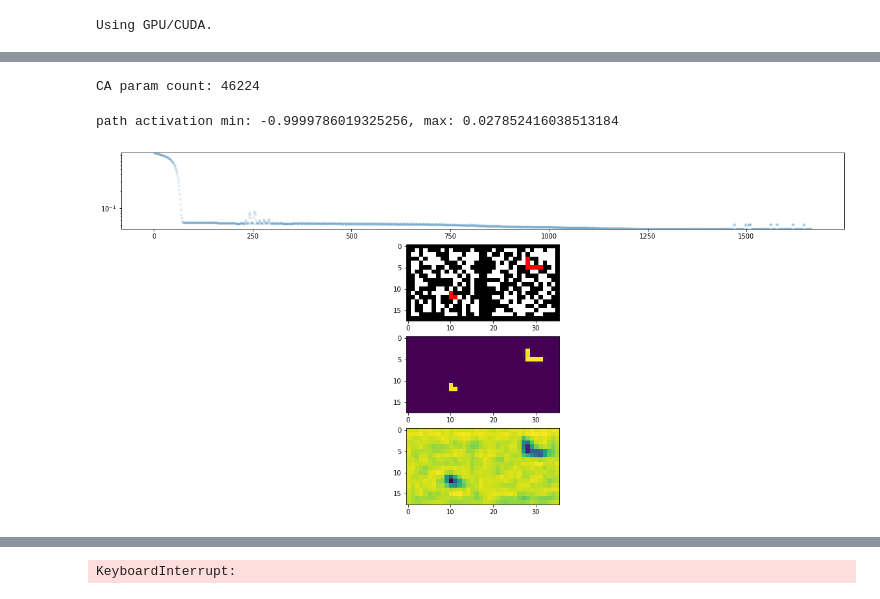
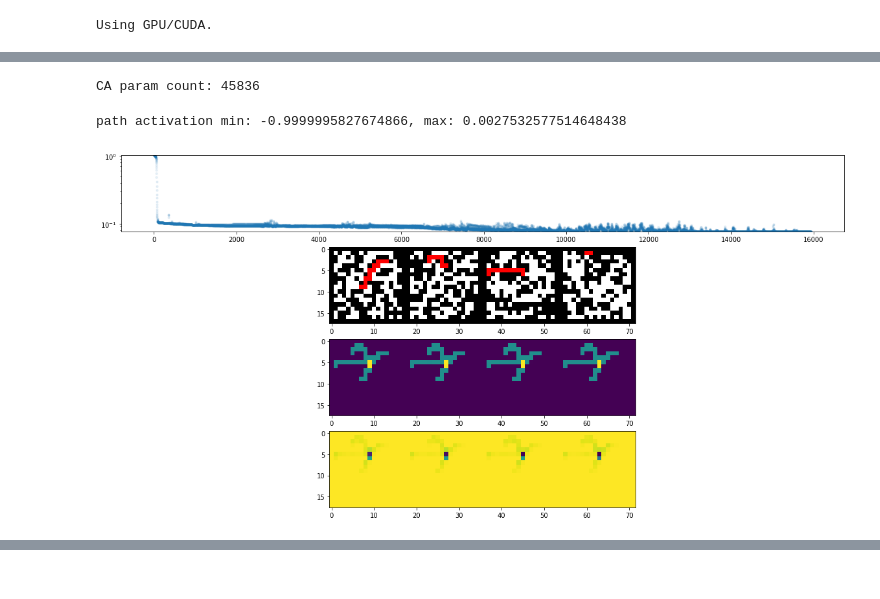
Before and after one commit to smearle/pathfinding-nca, a Jupyter notebook: path_nca.ipynb, the cells around one changed output, grey strips where cells are left out. Saved outputs shown, nothing was run; the diff lists cells and outputs as text; code cells hidden in the pictures.

```diff
--- a/path_nca.ipynb
+++ b/path_nca.ipynb
@@ -253,7 +254,7 @@ def bfs(arr, passable=0, impassable=1, src=2, trg=3):
             back_paths.update({adj: curr})
     return []
 
-data_n = 2
+data_n = 4
 solvable_mazes_onehot = []
 solvable_mazes_discrete = []
 
@@ -338,28 +339,33 @@ tensor(-1.) tensor(1.)
 #   filters = torch.stack([ident, sobel_x, sobel_x.T, lap])
 #   return perchannel_conv(x, filters)
 
-n_chan = 48
+n_in_chan = 4  # The number of channels in the one-hot encodings of the training mazes.
+assert n_in_chan == solvable_mazes_onehot[0].shape[1]
+n_aux_chan = 48  # The number in/out channels, including the input channels (n_in_chan)
+n_hidden_chan = 96  # The number of channels in the hidden layers.
 
 class CA(torch.nn.Module):
-  def __init__(self, chn=n_chan, hidden_n=96):
+  def __init__(self, n_in_chan=n_in_chan, n_aux_chan=n_aux_chan, n_hidden_chan=n_hidden_chan):
     super().__init__()
-    self.chn = chn
+    self.n_in_chan = n_in_chan
+    # self.chn = chn
     # self.w1 = torch.nn.Conv2d(chn*4, hidden_n, 1)
-    self.w1 = torch.nn.Conv2d(chn, hidden_n, 3, padding=1, padding_mode='circular')
-    self.w2 = torch.nn.Conv2d(hidden_n, n_chan, 1)
+    self.w1 = torch.nn.Conv2d(n_aux_chan, n_hidden_chan, 3, padding=1)  #, padding_mode='circular')
+
+    # Since the NCA receives the onehot maze as input at each step, we do not write to the channels reserved for this.
+    self.w2 = torch.nn.Conv2d(n_hidden_chan, n_aux_chan - n_in_chan, 1)
+
     # self.w3 = torch.nn.Conv2d(hidden_n, n_chan, 1)
-    # self.w2.weight.data.zero_()
+    # self.w1.weight.data.zero_()
+    self.w2.weight.data.zero_()
 
     # The initial/actual state of the board (so that we can use walls to simulate path-flood).
     self.x0 = None
 
   def forward(self, x, update_rate=0.5):
     # y = perception(x)
-    y = x
-    if self.x0 is None:
-      y = self.x0 = x
-    else:
-      y = x + self.x0
+    # y = x
+    y = torch.cat([self.x0, x], dim=1)
     y = self.w2(torch.relu(self.w1(y)))
     # y = torch.relu(y)
     # y = self.w3(y)
@@ -371,8 +377,8 @@ class CA(torch.nn.Module):
     # return x+y*udpate_mask
     # return y*udpate_mask
 
-  def seed(self, n, sz=16):
-    return torch.zeros(n, self.chn, sz, sz)
+# def seed(self, n, sz=16):
+#   return torch.zeros(n, self.chn, sz, sz)
 
   def reset(self, x0):
     self.x0 = x0
@@ -386,7 +392,7 @@ def to_path(x):
 param_n = sum(p.numel() for p in CA().parameters())
 print('CA param count:', param_n)
 # %% [output]
-CA param count: 46224
+CA param count: 45836
 # %%
 #@title setup training
 ca = CA()
@@ -394,21 +400,24 @@ opt = torch.optim.Adam(ca.parameters(), 1e-4)
 
 lr_sched = torch.optim.lr_scheduler.MultiStepLR(opt, [2000], 0.01)
 loss_log = []
-with torch.no_grad():
-  pool = ca.seed(256)
+# with torch.no_grad():
+#   pool = ca.seed(256)
 # %%
 #@title training loop {vertical-output: true}
 
 # The set of initial mazes (padded with 0s, channel-wise, to act as the initial state of the CA).
 training_mazes = torch.vstack(solvable_mazes_onehot)
-training_maze_xs = torch.zeros(training_mazes.shape[0], n_chan, training_mazes.shape[2], training_mazes.shape[3])
-training_maze_xs[:, :4, :, :] = training_mazes
+# training_maze_xs = torch.zeros(training_mazes.shape[0], n_aux_chan, training_mazes.shape[2], training_mazes.shape[3])
+# training_maze_xs[:, :n_in_chan, :, :] = training_mazes
 # pl.imshow(np.hstack(training_maze_xs[...,2:3,:,:].permute([0,2,3,1]).cpu()))
 # sys.exit()
 
-# A set of mazes-in-progress, which will allow us to effectively run episodes up to length m * step_m (where m is some
-# integer), while computing loss against optimal path and updating weights every step_n-many steps.
-pool = training_maze_xs.clone()
+def gen_pool():
+  # A set of mazes-in-progress, which will allow us to effectively run episodes up to length m * step_m (where m is some
+  # integer), while computing loss against optimal path and updating weights every step_n-many steps.
+  pool = torch.zeros(training_mazes.shape[0], n_aux_chan - n_in_chan, training_mazes.shape[2], training_mazes.shape[3])
+
+  return pool
 
 # Images of solved mazes, for reference.
 solved_maze_ims = torch.Tensor(solved_maze_ims)
@@ -420,12 +429,17 @@ minibatch_size = min(minibatch_size, data_n)
 step_n = 64
 expected_net_steps = 64 * 4
 m = int(expected_net_steps / step_n * data_n / minibatch_size)
+# m = expected_net_steps
 
-for i in range(8000):
+log_interval = 64
+n_updates = 8000
+
+for i in range(n_updates):
   with torch.no_grad():
 
     if i % m == 0:
-      pool = training_maze_xs.clone()
+      # pool = training_maze_xs.clone()
+      pool = gen_pool()
 
     # batch_idx = np.random.choice(len(pool), 4, replace=False)
     batch_idx = np.random.choice(pool.shape[0], minibatch_size, replace=False)
@@ -433,7 +447,7 @@ for i in range(8000):
     x = pool[batch_idx]
     # x = torch.zeros(x_maze.shape[0], n_chan, x_maze.shape[2], x_maze.shape[3])
     # x[:, :4, :, :] = x_maze
-    x0 = training_maze_xs[batch_idx].clone()
+    x0 = training_mazes[batch_idx].clone()
     ca.reset(x0)
 
 
@@ -454,7 +468,7 @@ for i in range(8000):
   # styles = calc_styles(imgs)
 
   # overflow_loss = (x-x.clamp(-1.0, 1.0)).abs().sum()
-  overflow_loss = 0
+  # overflow_loss = 0
 
   # loss = style_loss(styles, target_style)+overflow_loss
   err = paths - path_targets
@@ -465,7 +479,8 @@ for i in range(8000):
   # err[0, 0, path_idxs[0], path_idxs[1]] *= 0
 
   # print(err)
-  loss = err.square().mean() + overflow_loss
+  loss = err.square().mean()  #+ overflow_loss
+  print(loss)
   with torch.no_grad():
     loss.backward()
     for p in ca.parameters():
@@ -477,36 +492,36 @@ for i in range(8000):
 
     loss_log.append(loss.item())
 
-    if i%64==0:
+    if i % log_interval == 0:
       clear_output(True)
       fig, ax = pl.subplots(2, 4, figsize=(20, 10))
       pl.subplot(411)
       pl.plot(loss_log, '.', alpha=0.1)
       pl.yscale('log')
       pl.ylim(np.min(loss_log), loss_log[0])
       # imgs = to_rgb(x).permute([0, 2, 3, 1]).cpu()
       paths = to_path(x).permute([0, 2, 3, 1]).cpu()
       # imshow(np.hstack(imgs))
       pl.subplot(412)
       pl.imshow(np.hstack(solved_maze_ims[batch_idx].cpu()))
       pl.subplot(413)
       pl.imshow(np.hstack(paths))  #, vmin=-1.0, vmax=1.0)
       pl.subplot(414)
       pl.imshow(np.hstack(x[...,-2:-1,:,:].permute([0,2,3,1]).cpu()))
       # pl.imshow(np.hstack(ca.x0[...,0:1,:,:].permute([0,2,3,1]).cpu()))
       print(f'path activation min: {paths.min()}, max: {paths.max()}')
       pl.show()
 
     if i%10 == 0:
       print('\rstep_n:', len(loss_log),
         ' loss:', loss.item(),
         ' lr:', lr_sched.get_lr()[0], end='')
 
     # ca.reset()
 
 
 # print()
 # print(paths.min(), paths.max(), path_targets.min(), path_targets.max())
 # %% [output]
-path activation min: -0.9999786019325256, max: 0.027852416038513184
+path activation min: -0.9999995827674866, max: 0.0027532577514648438
-[figure, old version]
+[figure, new version]
@@ -514,4 +529,3 @@ step_n: 1681  loss: 0.041676927357912064  lr: 0.0001
-KeyboardInterrupt:
 # %%
 #@title NCA video {vertical-output: true}
 with VideoWriter() as vid, torch.no_grad():
```
Also changed, not shown: parts of 7 cells of this notebook.
